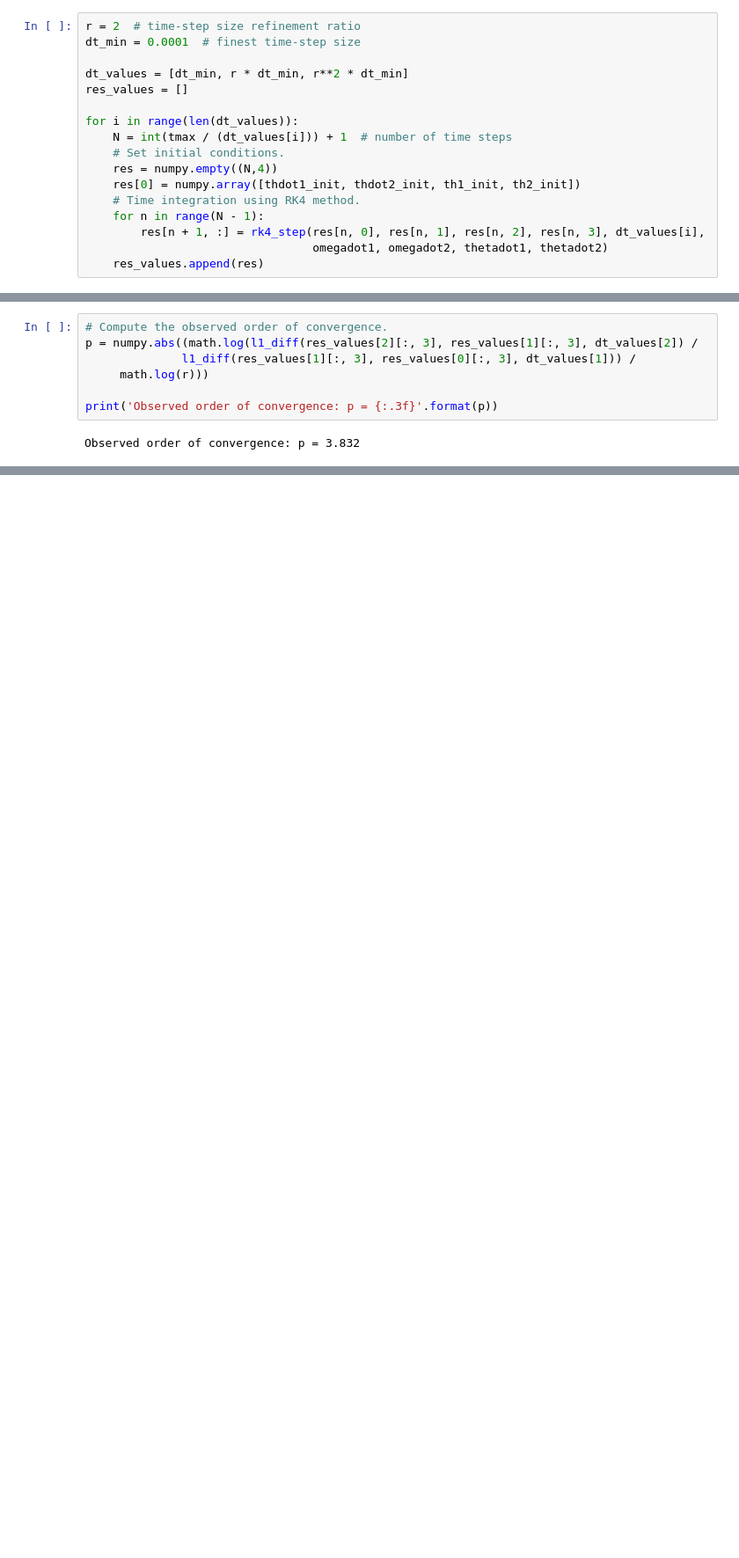
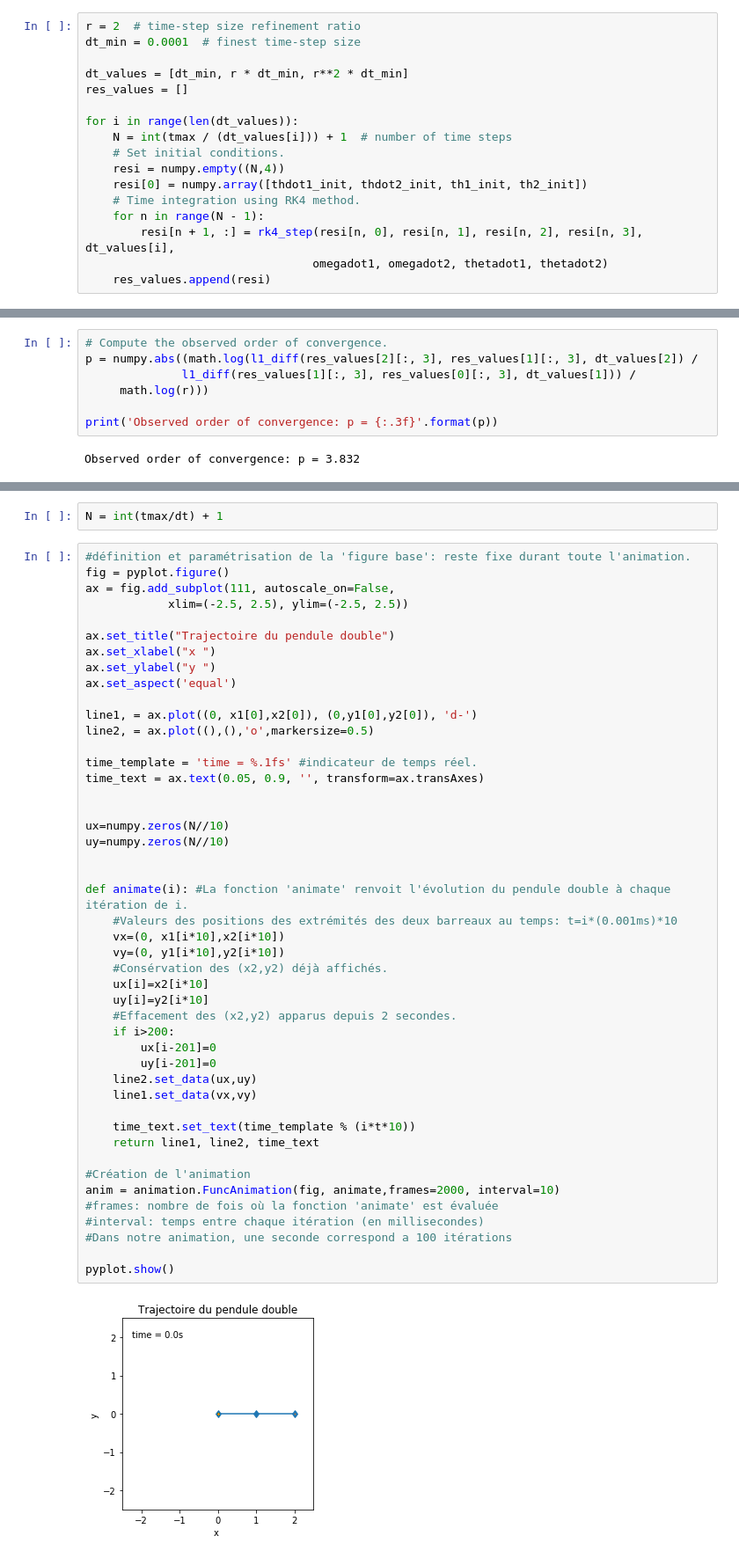
Before and after one commit to rodimitr/double_pendulum, a Jupyter notebook: Pendule_Double.ipynb, the cells around one changed output, grey strips where cells are left out. Shown at 88% size. Cells and saved outputs as stored; diff of their text form; blank space fills up the shorter version.

Commit message:
Add animation

```diff
--- a/Pendule_Double.ipynb
+++ b/Pendule_Double.ipynb
@@ -299,13 +310,13 @@ res_values = []
 for i in range(len(dt_values)):
     N = int(tmax / (dt_values[i])) + 1  # number of time steps
     # Set initial conditions.
-    res = numpy.empty((N,4))
-    res[0] = numpy.array([thdot1_init, thdot2_init, th1_init, th2_init])
+    resi = numpy.empty((N,4))
+    resi[0] = numpy.array([thdot1_init, thdot2_init, th1_init, th2_init])
     # Time integration using RK4 method.
     for n in range(N - 1):
-        res[n + 1, :] = rk4_step(res[n, 0], res[n, 1], res[n, 2], res[n, 3], dt_values[i],
+        resi[n + 1, :] = rk4_step(resi[n, 0], resi[n, 1], resi[n, 2], resi[n, 3], dt_values[i],
                                  omegadot1, omegadot2, thetadot1, thetadot2)
-    res_values.append(res)
+    res_values.append(resi)
 # %%
 diff_values = []
 for i, dt in enumerate(dt_values[:-1]):
@@ -333,0 +348,50 @@ Observed order of convergence: p = 3.832
+# %%
+N = int(tmax/dt) + 1
+# %%
+#définition et paramétrisation de la 'figure base': reste fixe durant toute l'animation.
+fig = pyplot.figure()
+ax = fig.add_subplot(111, autoscale_on=False,
+            xlim=(-2.5, 2.5), ylim=(-2.5, 2.5))
+
+ax.set_title("Trajectoire du pendule double")
+ax.set_xlabel("x ")
+ax.set_ylabel("y ")
+ax.set_aspect('equal')
+
+line1, = ax.plot((0, x1[0],x2[0]), (0,y1[0],y2[0]), 'd-')
+line2, = ax.plot((),(),'o',markersize=0.5)
+
+time_template = 'time = %.1fs' #indicateur de temps réel.
+time_text = ax.text(0.05, 0.9, '', transform=ax.transAxes)
+
+
+ux=numpy.zeros(N//10)
+uy=numpy.zeros(N//10)
+
+
+def animate(i): #La fonction 'animate' renvoit l'évolution du pendule double à chaque itération de i.
+    #Valeurs des positions des extrémités des deux barreaux au temps: t=i*(0.001ms)*10
+    vx=(0, x1[i*10],x2[i*10])
+    vy=(0, y1[i*10],y2[i*10])
+    #Consérvation des (x2,y2) déjà affichés.
+    ux[i]=x2[i*10]
+    uy[i]=y2[i*10]
+    #Effacement des (x2,y2) apparus depuis 2 secondes.
+    if i>200:
+        ux[i-201]=0
+        uy[i-201]=0
+    line2.set_data(ux,uy)
+    line1.set_data(vx,vy)
+
+    time_text.set_text(time_template % (i*t*10))
+    return line1, line2, time_text
+
+#Création de l'animation
+anim = animation.FuncAnimation(fig, animate,frames=2000, interval=10)
+#frames: nombre de fois où la fonction 'animate' est évaluée
+#interval: temps entre chaque itération (en millisecondes)
+#Dans notre animation, une seconde correspond a 100 itérations
+
+pyplot.show()
+# %% [output]
+[figure, added]
```
Also changed, not shown: parts of 3 cells of this notebook.
